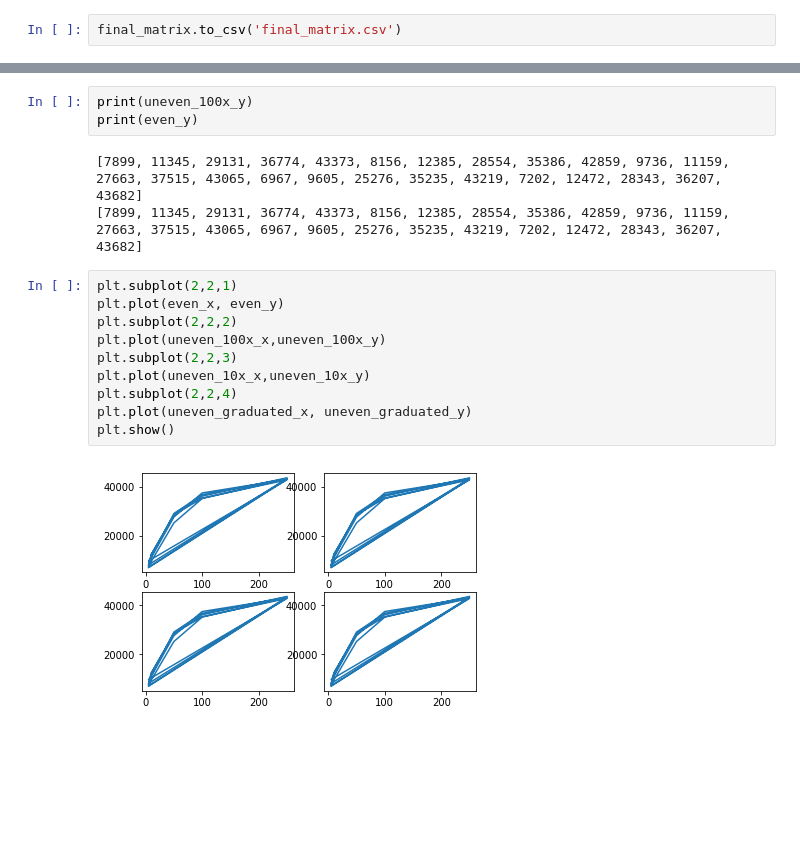
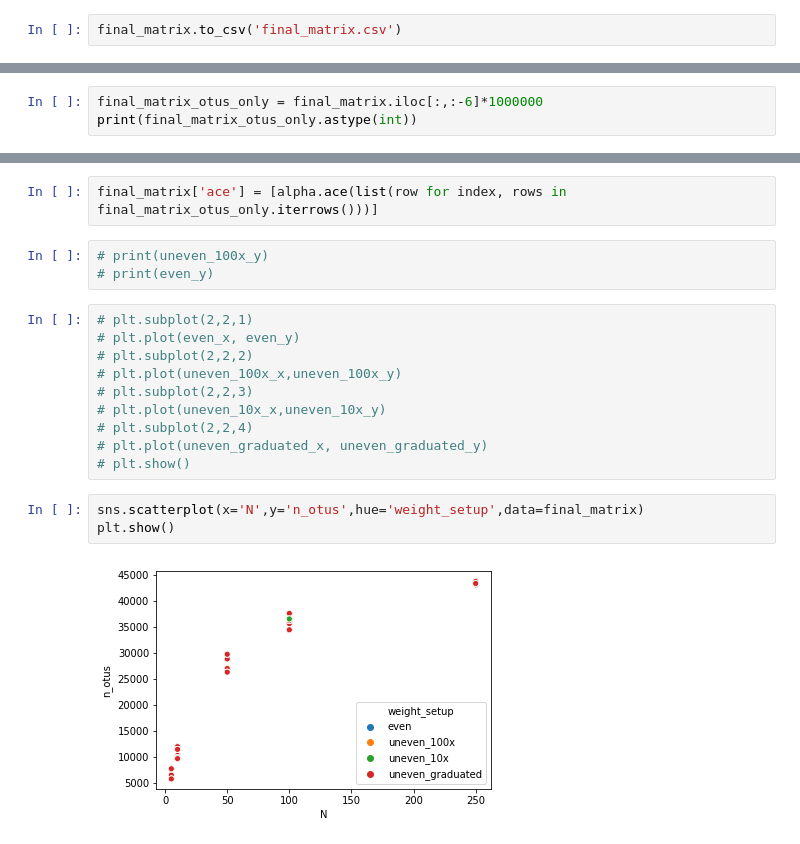
Before and after one commit to dianagong/Alm-rotation, a Jupyter notebook: uw_diffproportionsampling.ipynb, the cells around one changed output, grey strips where cells are left out. Drawn from its saved outputs; the diff is of its cells as text; blank space fills up the shorter version.

```diff
--- a/uw_diffproportionsampling.ipynb
+++ b/uw_diffproportionsampling.ipynb
@@ -185,0 +209,3 @@ for index, row in final_matrix.iterrows():
+# %%
+final_matrix_otus_only = final_matrix.iloc[:,:-6]*1000000
+print(final_matrix_otus_only.astype(int))
@@ -186,18 +230,20 @@ for index, row in final_matrix.iterrows():
+# %%
+final_matrix['ace'] = [alpha.ace(list(row for index, rows in final_matrix_otus_only.iterrows()))]
 # %%
-print(uneven_100x_y)
-print(even_y)
+# print(uneven_100x_y)
+# print(even_y)
-# %% [output]
-[7899, 11345, 29131, 36774, 43373, 8156, 12385, 28554, 35386, 42859, 9736, 11159, 27663, 37515, 43065, 6967, 9605, 25276, 35235, 43219, 7202, 12472, 28343, 36207, 43682]
-[7899, 11345, 29131, 36774, 43373, 8156, 12385, 28554, 35386, 42859, 9736, 11159, 27663, 37515, 43065, 6967, 9605, 25276, 35235, 43219, 7202, 12472, 28343, 36207, 43682]
 # %%
-plt.subplot(2,2,1)
-plt.plot(even_x, even_y)
-plt.subplot(2,2,2)
-plt.plot(uneven_100x_x,uneven_100x_y)
-plt.subplot(2,2,3)
-plt.plot(uneven_10x_x,uneven_10x_y)
-plt.subplot(2,2,4)
-plt.plot(uneven_graduated_x, uneven_graduated_y)
-plt.show()
+# plt.subplot(2,2,1)
+# plt.plot(even_x, even_y)
+# plt.subplot(2,2,2)
+# plt.plot(uneven_100x_x,uneven_100x_y)
+# plt.subplot(2,2,3)
+# plt.plot(uneven_10x_x,uneven_10x_y)
+# plt.subplot(2,2,4)
+# plt.plot(uneven_graduated_x, uneven_graduated_y)
+# plt.show()
-# %% [output]
-[figure, removed]
+# %%
+sns.scatterplot(x='N',y='n_otus',hue='weight_setup',data=final_matrix)
+plt.show()
+# %% [output]
+[figure, added]
```
Also changed, not shown: parts of 13 cells of this notebook.
